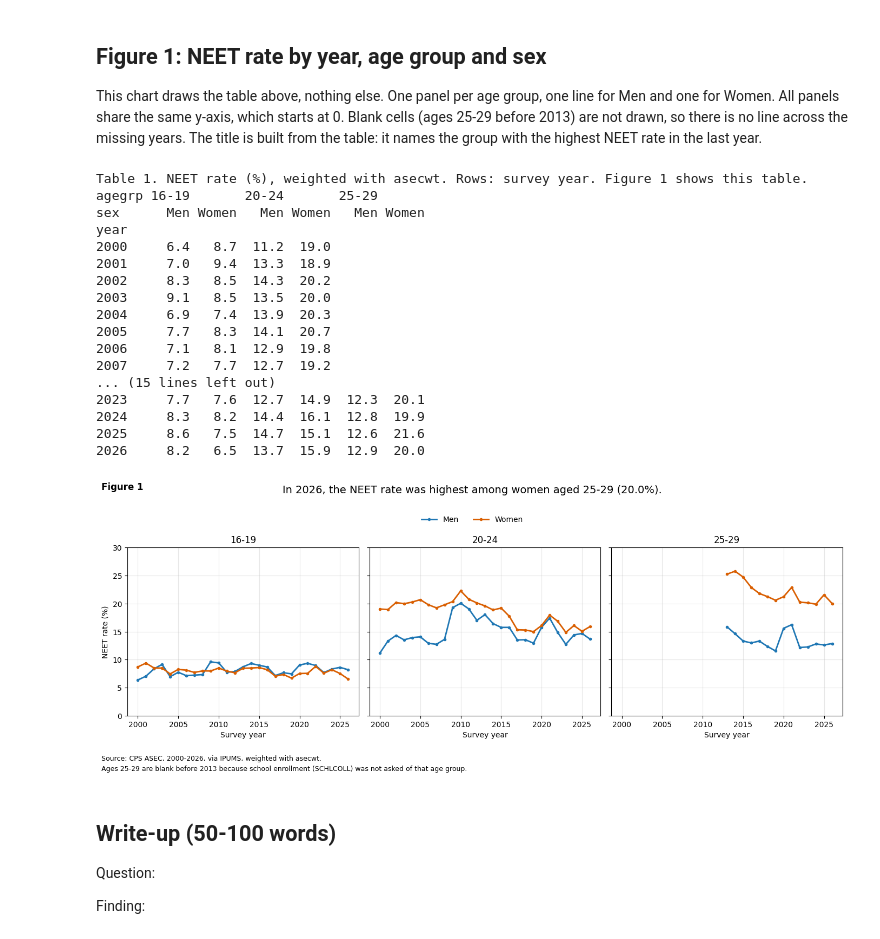
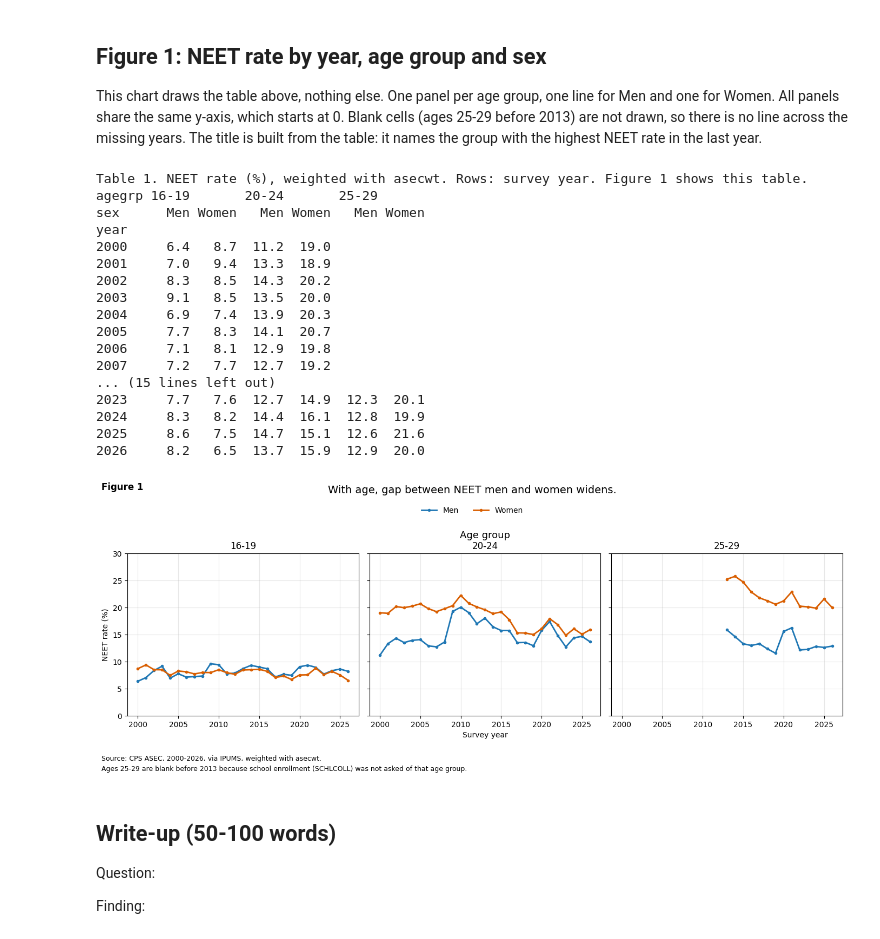
Before and after one commit to Tbhanu7/NEET_research_project, a Jupyter notebook: neet1.ipynb, the cells around one changed output. Drawn from its saved outputs; the diff is of its cells as text; code cells hidden in the pictures.

```diff
--- a/neet1.ipynb
+++ b/neet1.ipynb
@@ -138,7 +138,7 @@ ymax = int(np.floor(rate.max().max() / 5) * 5 + 5)  # round number just above th
 
 last_row = rate.loc[last_year]  # NEET rates in the last year
 best = last_row.idxmax()  # (age group, sex) with the highest rate that year
-title = f"In {last_year}, the NEET rate was highest among {best[1].lower()} aged {best[0]} ({last_row[best]:.1f}%)."  # finding, taken from the table
+title = "With age, gap between NEET men and women widens."  # finding, taken from the table
 
 fig, axes = plt.subplots(1, 3, figsize=(14, 5.5), sharex=True, sharey=True)  # three panels, same x and y axes
 for ax, age in zip(axes, age_groups):  # one panel per age group
@@ -153,35 +153,35 @@ axes[0].set_ylabel("NEET rate (%)")  # y-axis label (shared by all panels)
 axes[1].set_xlabel("Survey year")  # one x-axis label, centered under the middle panel (20-24)
 
 handles, labels = axes[0].get_legend_handles_labels()  # Men and Women lines
 fig.legend(handles, labels, loc="upper center", bbox_to_anchor=(0.5, 0.93), ncol=2, frameon=False)  # one legend for all panels
 fig.suptitle(title, fontsize=14, y=0.98)  # chart title
 fig.text(0.01, 0.99, "Figure 1", fontsize=12, fontweight="bold", va="top")  # figure label, top left
 fig.tight_layout(rect=[0, 0.1, 1, 0.88])  # leave room for the title, legend, heading and notes
 middle = axes[1].get_position()  # position of the middle panel (20-24)
-fig.text((middle.x0 + middle.x1) / 2, middle.y1 + 0.045, "Age group", ha="center", va="bottom", fontsize=13, fontweight="bold")  # one heading, centered over the middle panel
+fig.text((middle.x0 + middle.x1) / 2, middle.y1 + 0.045, "Age group", ha="center", va="bottom", fontsize=13)  # one heading, centered over the middle panel
 fig.text(0.01, 0.055, f"Source: CPS ASEC, {first_year}-{last_year}, via IPUMS, weighted with asecwt.", fontsize=9)  # source note
 fig.text(0.01, 0.02, "Ages 25-29 are blank before 2013 because school enrollment (SCHLCOLL) was not asked of that age group.", fontsize=9)  # required note
 fig.savefig(fig_path, dpi=200, bbox_inches="tight")  # save to Drive before showing
 plt.show()  # show the chart
 # %% [output]
 Table 1. NEET rate (%), weighted with asecwt. Rows: survey year. Figure 1 shows this table.
 agegrp 16-19       20-24       25-29
 sex      Men Women   Men Women   Men Women
 year
 2000     6.4   8.7  11.2  19.0
 2001     7.0   9.4  13.3  18.9
 2002     8.3   8.5  14.3  20.2
 2003     9.1   8.5  13.5  20.0
 2004     6.9   7.4  13.9  20.3
 2005     7.7   8.3  14.1  20.7
 2006     7.1   8.1  12.9  19.8
 2007     7.2   7.7  12.7  19.2
 ... (15 lines left out)
 2023     7.7   7.6  12.7  14.9  12.3  20.1
 2024     8.3   8.2  14.4  16.1  12.8  19.9
 2025     8.6   7.5  14.7  15.1  12.6  21.6
 2026     8.2   6.5  13.7  15.9  12.9  20.0
-[figure, old version]
+[figure, new version]
 # %% [markdown]
 ## Write-up (50-100 words)
 
```
